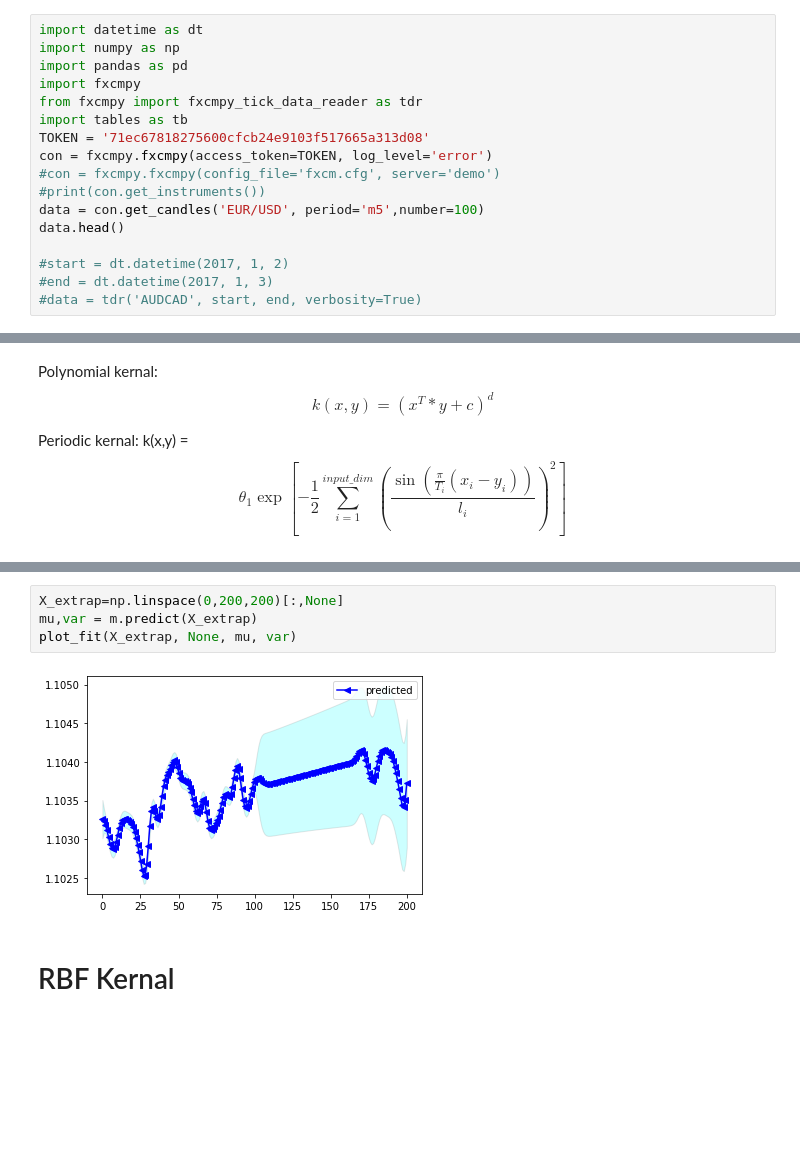
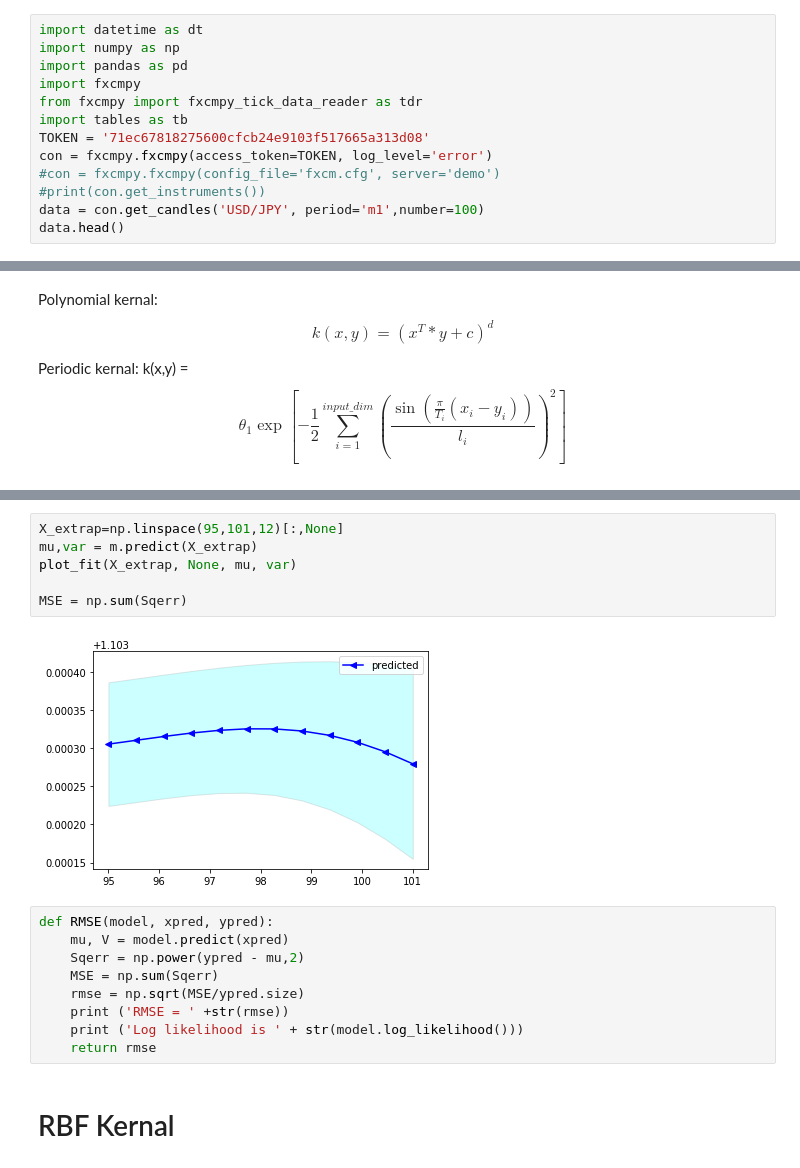
Before and after one commit to edchangy11/GP_trading, a Jupyter notebook: Combine different kernels in GP.ipynb, the cells around one changed output, grey strips where cells are left out. Saved outputs shown, nothing was run; the diff lists cells and outputs as text; blank space fills up the shorter version.

```diff
--- a/Combine different kernels in GP.ipynb
+++ b/Combine different kernels in GP.ipynb
@@ -27,12 +27,8 @@ TOKEN = '71ec67818275600cfcb24e9103f517665a313d08'
 con = fxcmpy.fxcmpy(access_token=TOKEN, log_level='error')
 #con = fxcmpy.fxcmpy(config_file='fxcm.cfg', server='demo')
 #print(con.get_instruments())
-data = con.get_candles('EUR/USD', period='m5',number=100)
+data = con.get_candles('USD/JPY', period='m1',number=100)
 data.head()
-
-#start = dt.datetime(2017, 1, 2)
-#end = dt.datetime(2017, 1, 3)
-#data = tdr('AUDCAD', start, end, verbosity=True)
 # %% [output]
 |  | bidopen | bidclose | bidhigh | bidlow | askopen | askclose | askhigh | asklow | tickqty |
 | date |  |  |  |  |  |  |  |  |  |
@@ -142,9 +125,20 @@ Parameters:
 # %%
-X_extrap=np.linspace(0,200,200)[:,None]
+X_extrap=np.linspace(95,101,12)[:,None]
 mu,var = m.predict(X_extrap)
 plot_fit(X_extrap, None, mu, var)
+
+MSE = np.sum(Sqerr)
 # %% [output]
-[figure, old version]
+[figure, new version]
+# %%
+def RMSE(model, xpred, ypred):
+    mu, V = model.predict(xpred)
+    Sqerr = np.power(ypred - mu,2)
+    MSE = np.sum(Sqerr)
+    rmse = np.sqrt(MSE/ypred.size)
+    print ('RMSE = ' +str(rmse))
+    print ('Log likelihood is ' + str(model.log_likelihood()))
+    return rmse
 # %% [markdown]
 # RBF Kernal
 # %% [markdown]
```
Also changed, not shown: parts of 6 cells of this notebook.
